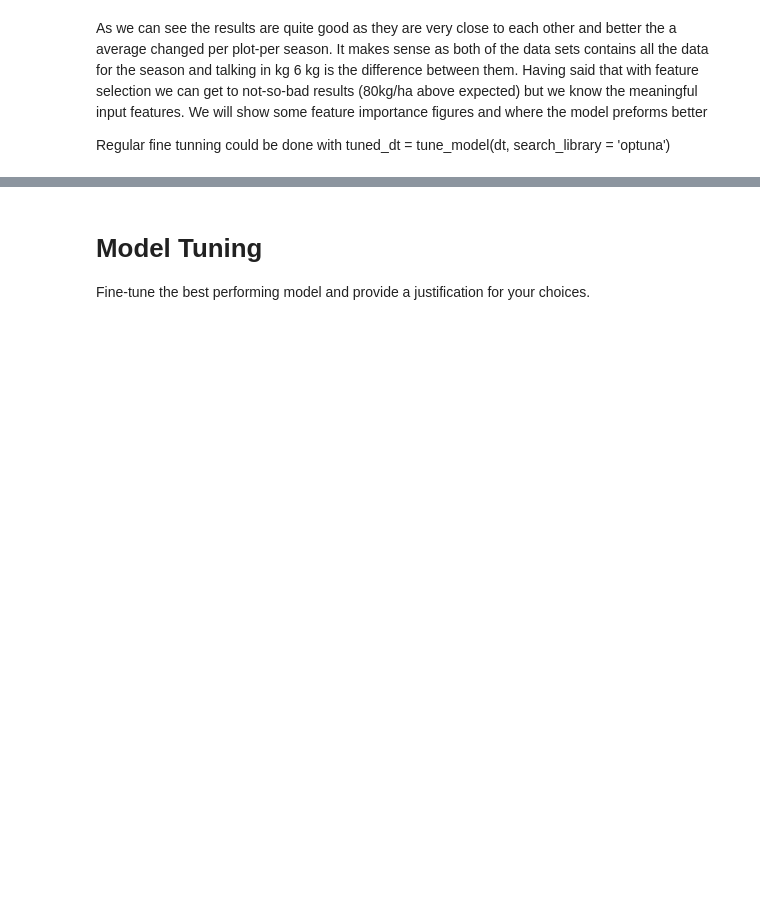
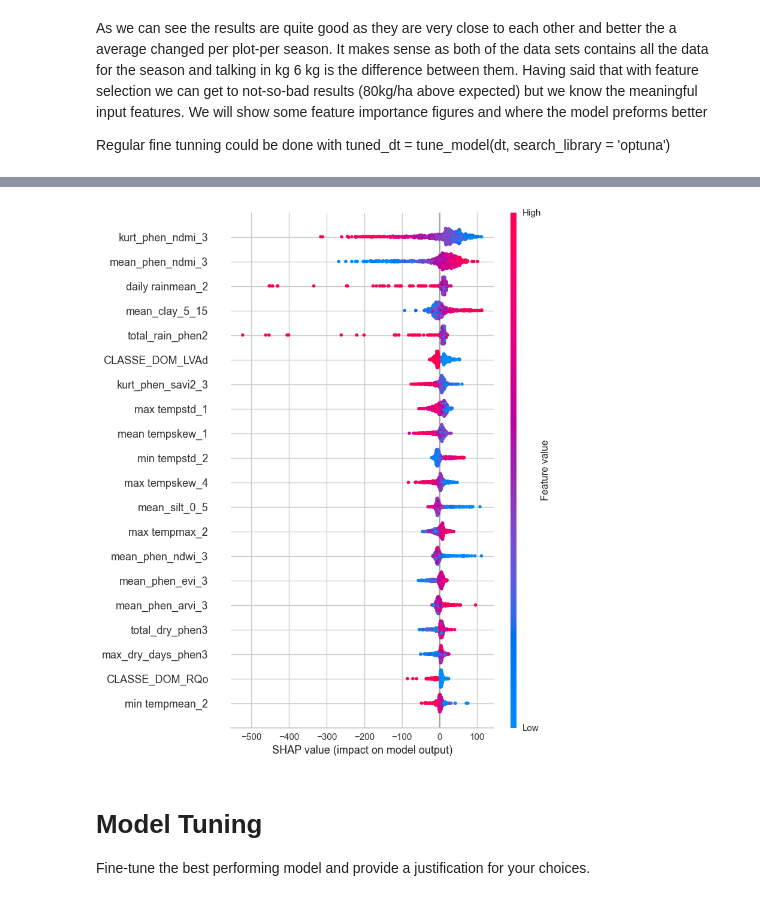
Before and after one commit to SarielGil/Soybeans_regressor, a Jupyter notebook: notebooks/model_compare.ipynb, the cells around one changed output, grey strips where cells are left out. Saved outputs shown, nothing was run; the diff lists cells and outputs as text; code cells hidden in the pictures; blank space fills up the shorter version.

```diff
--- a/notebooks/model_compare.ipynb
+++ b/notebooks/model_compare.ipynb
@@ -201,3 +215,7 @@ tuned_dt = tune_model(dt, search_library = 'optuna')
+# %%
+phen_exp.interpret_model(et)
+# %% [output]
+[figure, added]
 # %% [markdown]
 # Model Tuning
 Fine-tune the best performing model and provide a justification for your choices.
```
Also changed, not shown: parts of 9 cells of this notebook, 1 other file.
